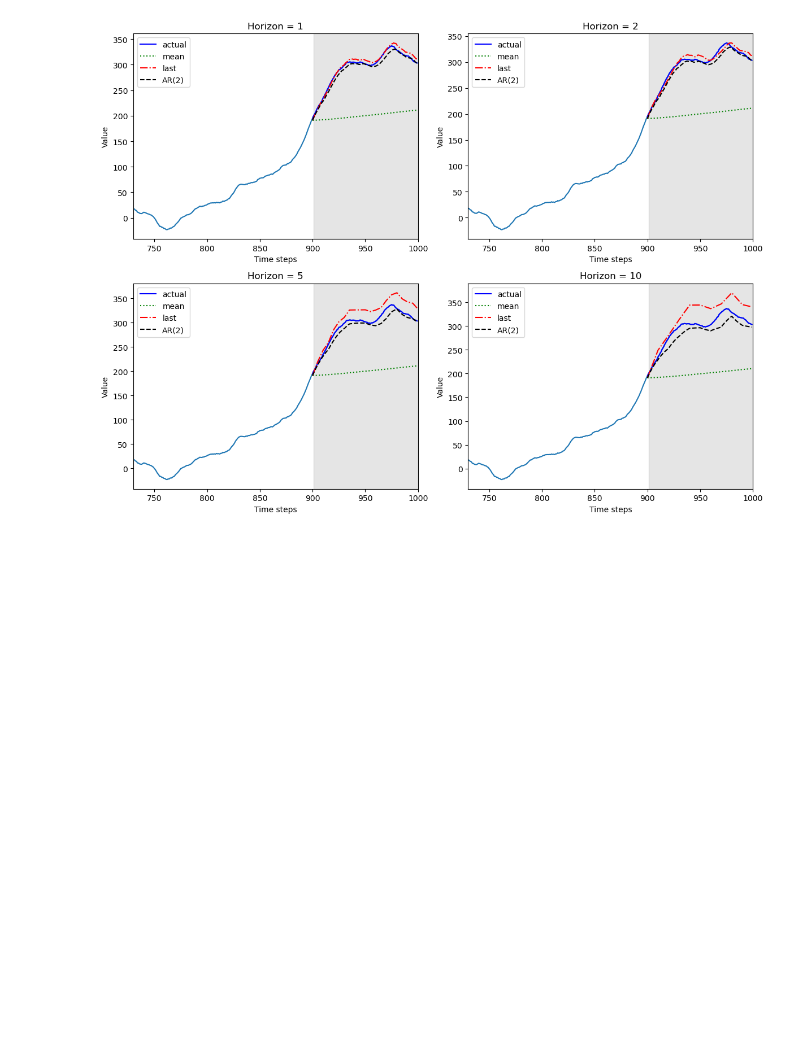
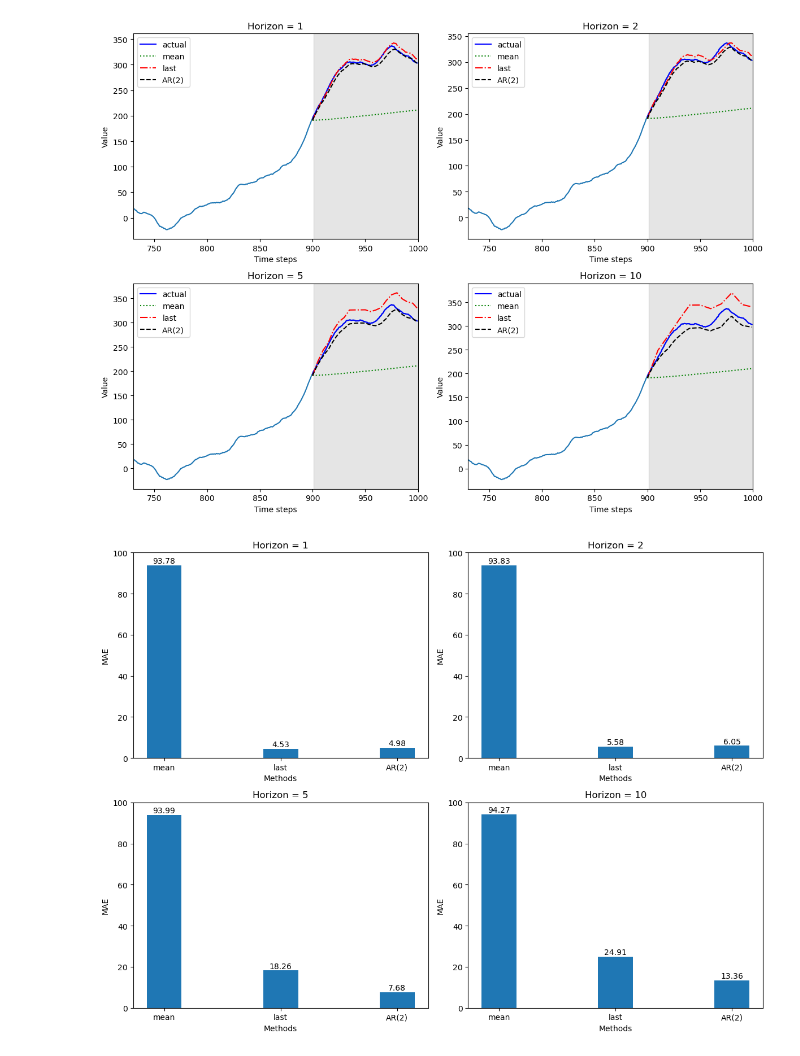
Before and after one commit to tharani001/TimeSeriesForecasting, a Jupyter notebook: ARIMA-forecasting/AR-Process.ipynb, the cells around one changed output. Cells and saved outputs as stored; diff of their text form; code cells hidden in the pictures; blank space fills up the shorter version.

```diff
--- a/ARIMA-forecasting/AR-Process.ipynb
+++ b/ARIMA-forecasting/AR-Process.ipynb
@@ -276,3 +276,46 @@ for i, ax in enumerate(axes.flatten()):
 plt.tight_layout()
 # %% [output]
 [figure]
+# %%
+from sklearn.metrics import mean_absolute_error
+
+mae_mean_1 = mean_absolute_error(pred_df['value'], pred_df['pred_mean_1'])
+mae_last_1 = mean_absolute_error(pred_df['value'], pred_df['pred_last_1'])
+mae_AR_1 = mean_absolute_error(pred_df['value'], pred_df['pred_AR_1'])
+
+mae_mean_2 = mean_absolute_error(pred_df['value'], pred_df['pred_mean_2'])
+mae_last_2 = mean_absolute_error(pred_df['value'], pred_df['pred_last_2'])
+mae_AR_2 = mean_absolute_error(pred_df['value'], pred_df['pred_AR_2'])
+
+mae_mean_5 = mean_absolute_error(pred_df['value'], pred_df['pred_mean_5'])
+mae_last_5 = mean_absolute_error(pred_df['value'], pred_df['pred_last_5'])
+mae_AR_5 = mean_absolute_error(pred_df['value'], pred_df['pred_AR_5'])
+
+mae_mean_10 = mean_absolute_error(pred_df['value'], pred_df['pred_mean_10'])
+mae_last_10 = mean_absolute_error(pred_df['value'], pred_df['pred_last_10'])
+mae_AR_10 = mean_absolute_error(pred_df['value'], pred_df['pred_AR_10'])
+# %%
+maes_mean = [mae_mean_1, mae_mean_2, mae_mean_5, mae_mean_10]
+maes_last = [mae_last_1, mae_last_2, mae_last_5, mae_last_10]
+maes_AR = [mae_AR_1, mae_AR_2, mae_AR_5, mae_AR_10]
+
+fig, axes = plt.subplots(nrows=2, ncols=2, figsize=(12,9))
+
+x = ['mean', 'last', 'AR(2)']
+width = 0.3
+
+for i, ax in enumerate(axes.flatten()):
+
+    y = [maes_mean[i], maes_last[i], maes_AR[i]]
+    ax.bar(x, y, width)
+    ax.set_xlabel('Methods')
+    ax.set_ylabel('MAE')
+    ax.set_ylim(0, 100)
+    ax.set_title(f'Horizon = {windows[i]}')
+
+    for index, value in enumerate(y):
+        ax.text(x=index, y=value+1, s=str(round(value, 2)), ha='center')
+
+plt.tight_layout()
+# %% [output]
+[figure, added]
```
